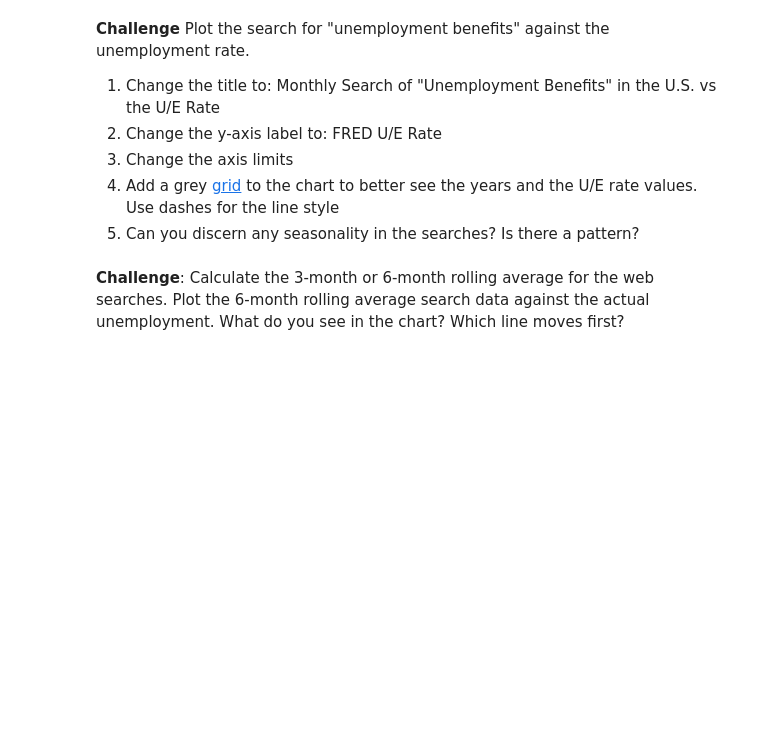
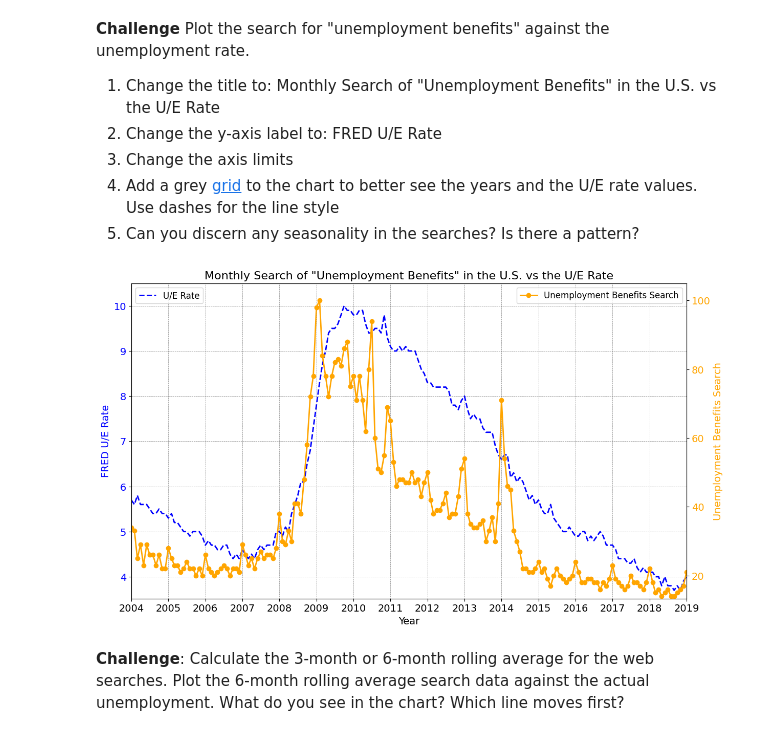
Before and after one commit to IrishEgie/data_science_py, a Jupyter notebook: data_science_4/Google Trends and Data Visualisation (start).ipynb, the cells around one changed output. Saved outputs shown, nothing was run; the diff lists cells and outputs as text; code cells hidden in the pictures; blank space fills up the shorter version.

Commit message:
udpate: finished data science 4, udpated readme

```diff
--- a/data_science_4/Google Trends and Data Visualisation (start).ipynb
+++ b/data_science_4/Google Trends and Data Visualisation (start).ipynb
@@ -490,5 +490,61 @@ plt.show()
 3. Change the axis limits <br>
 4. Add a grey [grid](https://matplotlib.org/3.2.1/api/_as_gen/matplotlib.pyplot.grid.html) to the chart to better see the years and the U/E rate values. Use dashes for the line style<br>
 5. Can you discern any seasonality in the searches? Is there a pattern?
+# %%
+# Assuming the unemployment DataFrame is named df_unemployment
+# Create a larger figure and axis with increased size
+fig, ax1 = plt.subplots(figsize=(14, 8))
+
+# Plot Unemployment Rate on the primary y-axis
+ax1.set_xlabel('Year', fontsize=14)
+ax1.set_ylabel('FRED U/E Rate', color='blue', fontsize=14)
+ax1.plot(df_unemployment['MONTH'], df_unemployment['UNRATE'], color='blue', label='U/E Rate',
+         linewidth=2, linestyle='--')  # Dashed line style
+ax1.tick_params(axis='y', labelcolor='blue', labelsize=14)
+
+# Set limits for the primary y-axis
+ax1.set_ylim(df_unemployment['UNRATE'].min() * 0.95, df_unemployment['UNRATE'].max() * 1.05)
+
+# Create a secondary y-axis for search volume
+ax2 = ax1.twinx()
+ax2.set_ylabel('Unemployment Benefits Search', color='orange', fontsize=14)
+ax2.plot(df_unemployment['MONTH'], df_unemployment['UE_BENEFITS_WEB_SEARCH'], color='orange',
+         label='Unemployment Benefits Search', linewidth=2, marker='o')  # Circles for search data points
+ax2.tick_params(axis='y', labelcolor='orange', labelsize=14)
+
+# Set limits for the secondary y-axis
+ax2.set_ylim(df_unemployment['UE_BENEFITS_WEB_SEARCH'].min() * 0.95,
+             df_unemployment['UE_BENEFITS_WEB_SEARCH'].max() * 1.05)
+
+# Set x-axis limits
+ax1.set_xlim(df_unemployment['MONTH'].min(), df_unemployment['MONTH'].max())
+
+# Increase font size for x-ticks
+ax1.tick_params(axis='x', labelsize=14)
+
+# Add title with increased font size
+plt.title('Monthly Search of "Unemployment Benefits" in the U.S. vs the U/E Rate', fontsize=16)
+
+# Add legends
+ax1.legend(loc='upper left', fontsize=12)
+ax2.legend(loc='upper right', fontsize=12)
+
+# Add a grey grid to the chart
+ax1.grid(color='grey', linestyle='--', linewidth=0.5)
+
+# Use Date Locators for x-axis to show years
+ax1.xaxis.set_major_locator(mdates.YearLocator())  # Set major ticks to every year
+ax1.xaxis.set_major_formatter(mdates.DateFormatter('%Y'))  # Format the date labels to show only the year
+
+# Set vertical alignment of x-axis labels
+plt.xticks(rotation=90, ha='center', va='center')
+
+# Set the DPI for better resolution
+plt.savefig('/content/unemployment_benefits_vs_rate.png', dpi=300)
+
+# Show the plot
+plt.show()
+# %% [output]
+[figure, added]
 # %% [markdown]
 **Challenge**: Calculate the 3-month or 6-month rolling average for the web searches. Plot the 6-month rolling average search data against the actual unemployment. What do you see in the chart? Which line moves first?
```
Also changed, not shown: parts of 3 cells of this notebook, 1 other file.
